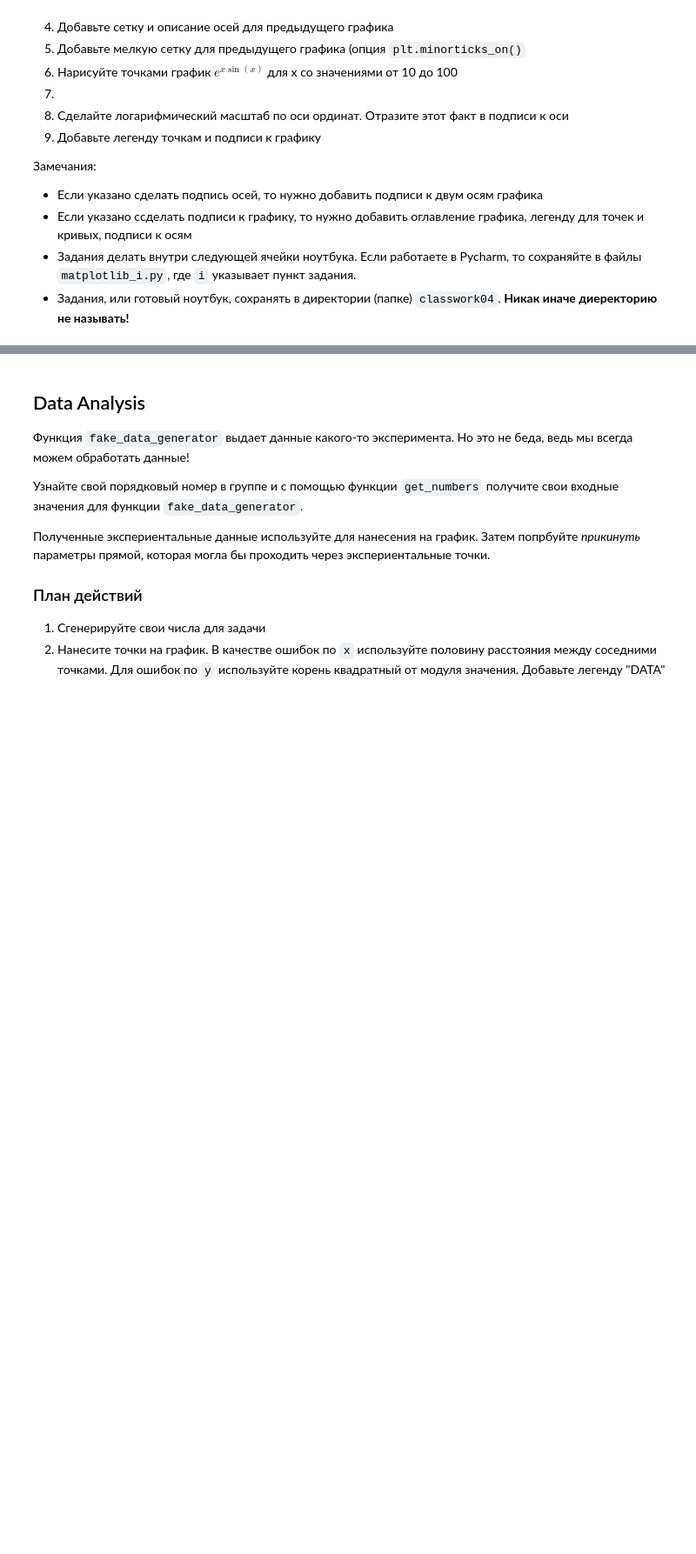
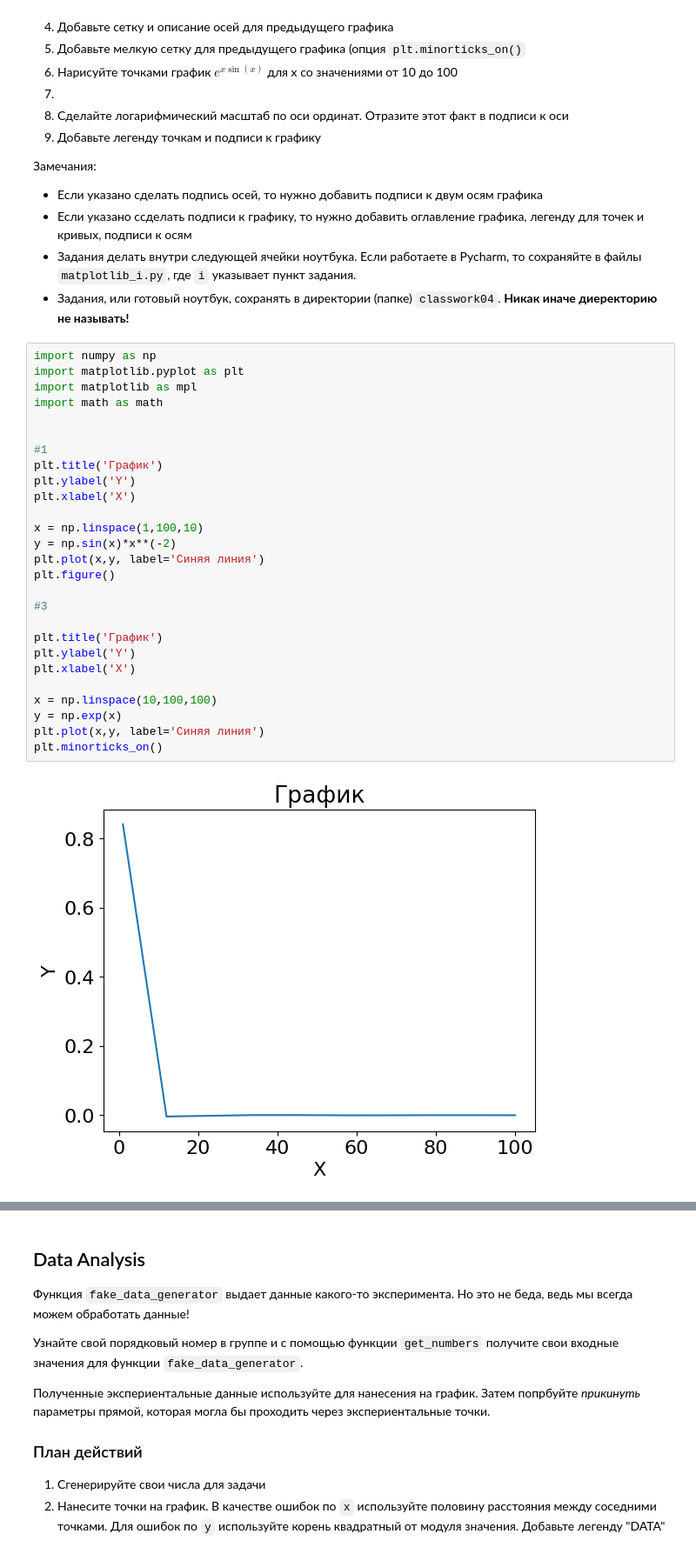
Before and after one commit to egoroz/learning_python, a Jupyter notebook: classwork04/lpr2022_lab4.ipynb, the cells around one changed output, grey strips where cells are left out. Shown at 87% size. Drawn from its saved outputs; the diff is of its cells as text; blank space fills up the shorter version.

Commit message:
Add files via upload
начало графиков

```diff
--- a/classwork04/lpr2022_lab4.ipynb
+++ b/classwork04/lpr2022_lab4.ipynb
@@ -332,3 +337,32 @@ plt.plot(x,y,"k--", label="Синия линия") # "k--" --- черная пр
 - Если указано ссделать подписи к графику, то нужно добавить оглавление графика, легенду для точек и кривых, подписи к осям
 - Задания делать внутри следующей ячейки ноутбука. Если работаете в Pycharm, то сохраняйте в файлы `matplotlib_i.py`, где `i` указывает пункт задания.
 - Задания, или готовый ноутбук, сохранять в директории (папке) `classwork04`. **Никак иначе диеректорию не называть!**
+# %%
+import numpy as np
+import matplotlib.pyplot as plt
+import matplotlib as mpl
+import math as math
+
+
+#1
+plt.title('График')
+plt.ylabel('Y')
+plt.xlabel('X')
+
+x = np.linspace(1,100,10)
+y = np.sin(x)*x**(-2)
+plt.plot(x,y, label='Синяя линия')
+plt.figure()
+
+#3
+
+plt.title('График')
+plt.ylabel('Y')
+plt.xlabel('X')
+
+x = np.linspace(10,100,100)
+y = np.exp(x)
+plt.plot(x,y, label='Синяя линия')
+plt.minorticks_on()
+# %% [output]
+[figure, added]
```
Also changed, not shown: parts of 3 cells of this notebook.
